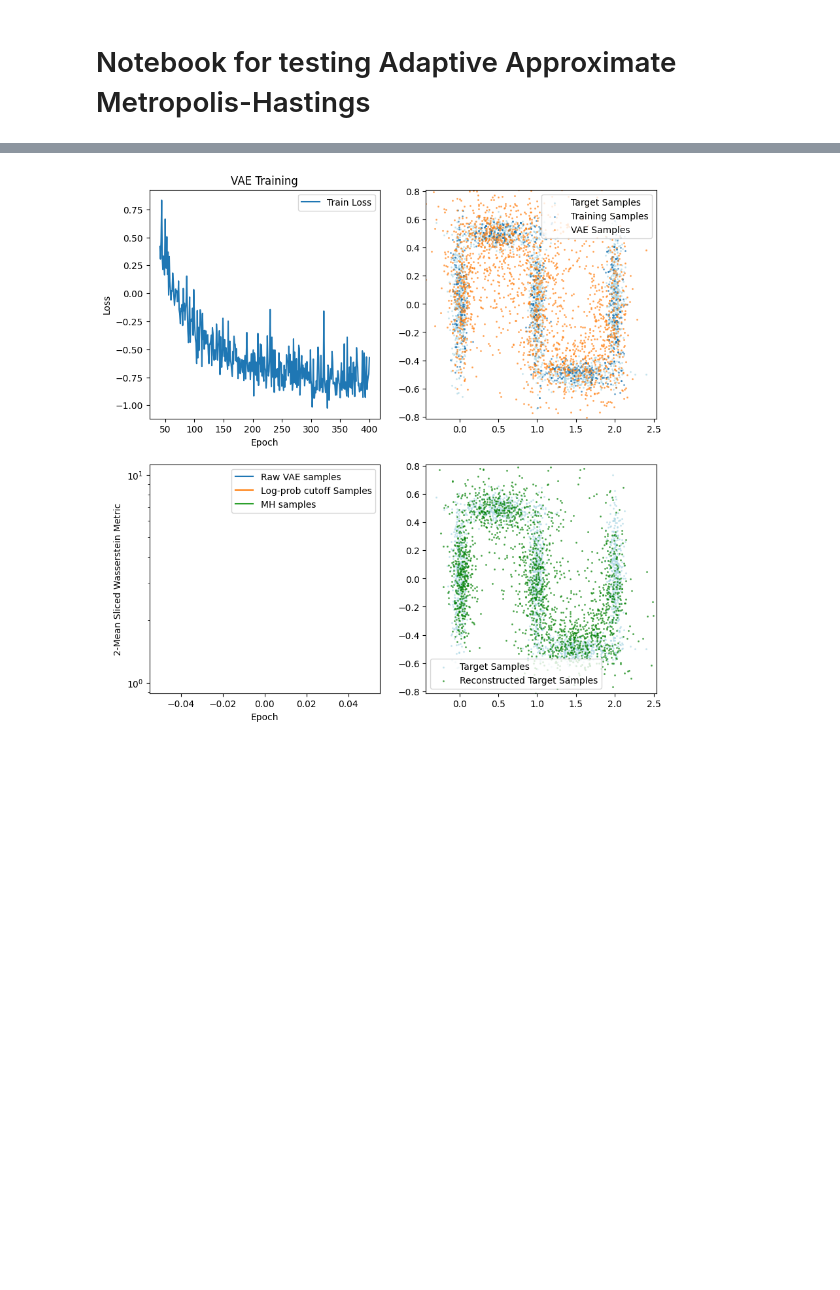
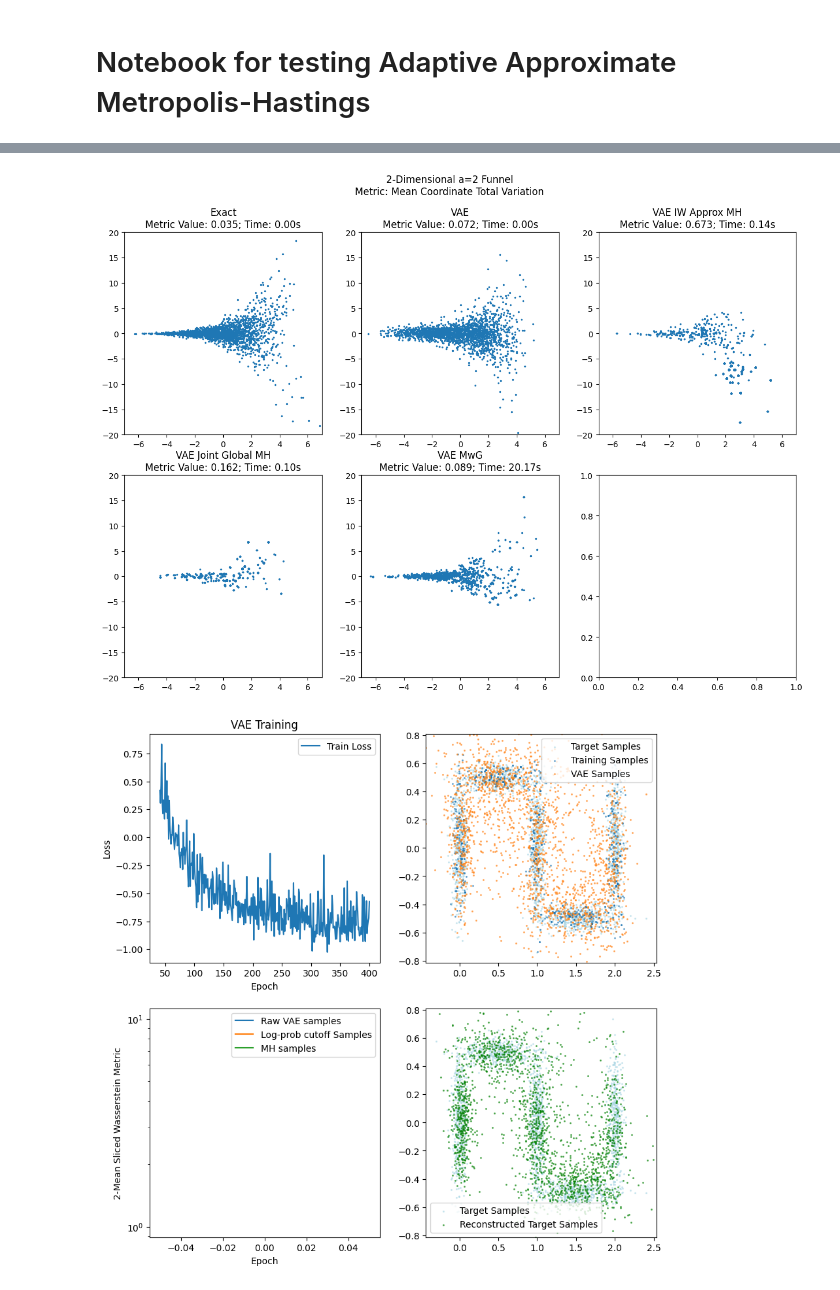
Before and after one commit to xapq/approximate-metropolis-hastings, a Jupyter notebook: notebooks/AdaptiveMH.ipynb, the cells around one changed output, grey strips where cells are left out. Saved outputs shown, nothing was run; the diff lists cells and outputs as text; code cells hidden in the pictures; blank space fills up the shorter version.

```diff
--- a/notebooks/AdaptiveMH.ipynb
+++ b/notebooks/AdaptiveMH.ipynb
@@ -126,4 +132,41 @@ visualize_training()
 KeyboardInterrupt:
+# %%
+def compare_sampling_methods():
+    vae.eval()
+    flow.eval()
+
+    n_samples = 2048
+    target_samples = target.sample((n_samples,))
+    metric_object = CoordinateDistributionMetric(TotalVariation1d(), projection_coordinates=(0,1))
+    metric = lambda x: metric_object(target_samples, x)
+
+    sampling_methods = [
+        ('Exact', lambda n: target.sample((n,))),
+        ('VAE', lambda n: vae.sample((n,))),
+        ('VAE IW Approx MH', lambda n: MetropolisHastingsFilter(vae, target).apply(vae.sample((n,)))),
+        ('VAE Joint Global MH', lambda n: VAEGlobalMHFilter(vae, target).apply(*vae.sample_joint((n,)))),
+        ('VAE MwG', lambda n: VAEMetropolisWithinGibbsSampler(vae, target).sample(n))
+    ]
+    n_methods = len(sampling_methods)
+
+    fig, axs = plt.subplots(nrows=2, ncols=3, figsize=(15, 10))
+    axs = axs.flatten()
+    fig.suptitle(f'{target.friendly_name}\nMetric: {metric_object.name()}')
+    for i in range(n_methods):
+        name, sampler_func = sampling_methods[i]
+        tic = time()
+        samples = sampler_func(n_samples)
+        toc = time()
+        metric_value = metric(samples)
+        ax = axs[i]
+        ax.set_title(f'{name}\nMetric Value: {metric_value:0.3f}; Time: {toc-tic:0.2f}s')
+        ax.scatter(*pl(samples), s=2)
+        ax.set_xlim(-7, 7)
+        ax.set_ylim(-20, 20)
+
+compare_sampling_methods()
+# %% [output]
+[figure, added]
 # %%
 def retrain_and_sample():
     adaptive_sampler.retrain(
```
Also changed, not shown: parts of 4 cells of this notebook, 5 other files.
